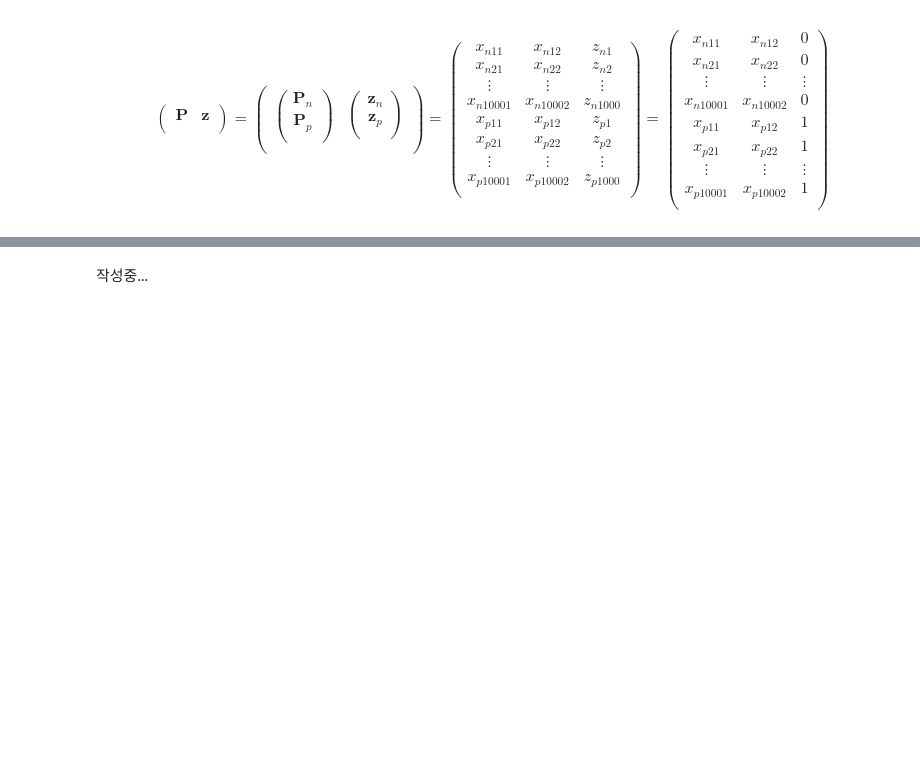
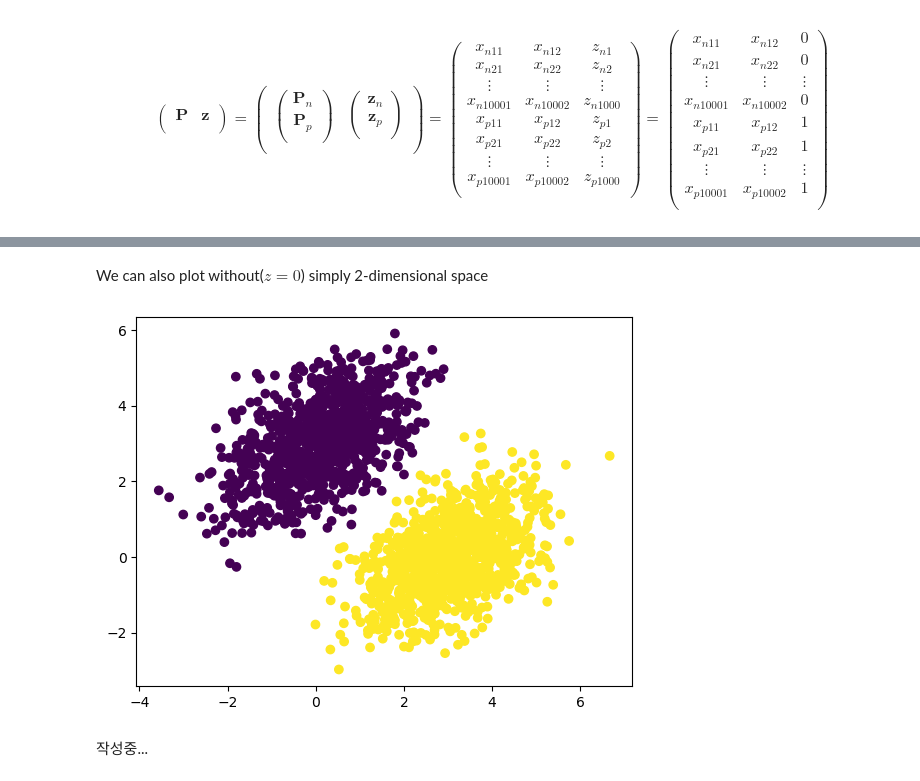
Before and after one commit to jeongho0715/test1, a Jupyter notebook: 20250327.ipynb, the cells around one changed output, grey strips where cells are left out. Drawn from its saved outputs; the diff is of its cells as text; code cells hidden in the pictures; blank space fills up the shorter version.

```diff
--- a/20250327.ipynb
+++ b/20250327.ipynb
@@ -276,2 +283,9 @@ $$\left(\begin{matrix}\mathbf{P}&\mathbf{z}\\\end{matrix}\right)=\left(\begin{ma
+# %% [markdown]
+We can also plot without($z=0$) simply 2-dimensional space
+# %%
+plt.scatter(inputs[:, 0], inputs[:, 1], c=targets[:, 0])
+plt.show()
+# %% [output]
+[figure, added]
 # %% [markdown]
 작성중...
```
Also changed, not shown: parts of 3 cells of this notebook.
